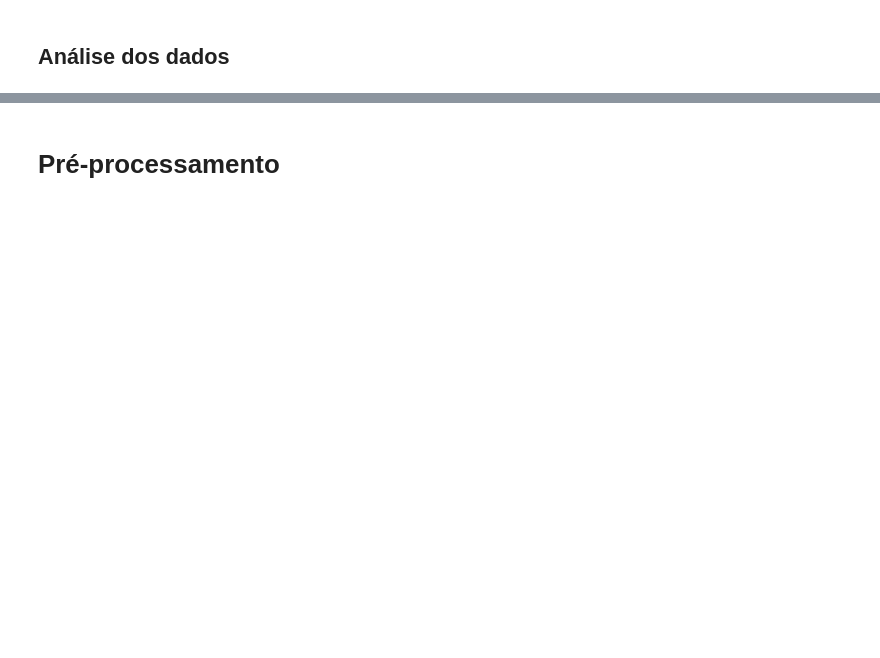
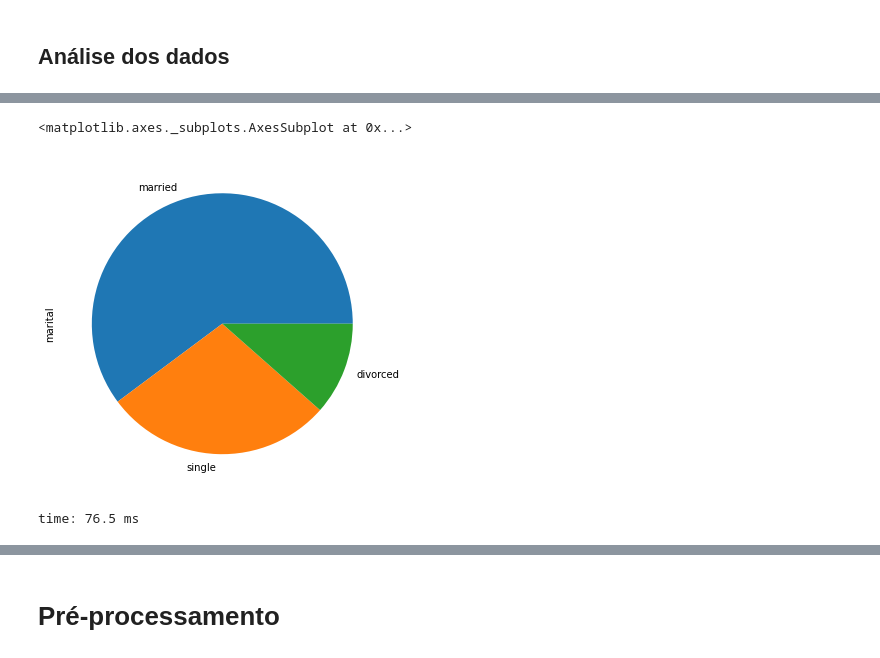
Before and after one commit to opaulomonteiro/tf-topicos, a Jupyter notebook: TF_Mateus_e_Paulo.ipynb, the cells around one changed output, grey strips where cells are left out. Saved outputs shown, nothing was run; the diff lists cells and outputs as text; code cells hidden in the pictures; blank space fills up the shorter version.

```diff
--- a/TF_Mateus_e_Paulo.ipynb
+++ b/TF_Mateus_e_Paulo.ipynb
@@ -51,0 +53,10 @@ time: 33.7 ms
+# %%
+# Tamanho padrão das figuras
+figsize=(10,6)
+
+fig, ax = plt.subplots(1, 1, figsize=(figsize))
+df.marital.value_counts().plot(kind='pie', ax=ax)
+# %% [output]
+<matplotlib.axes._subplots.AxesSubplot at 0x...>
+[figure, added]
+time: 76.5 ms
```
Also changed, not shown: parts of 32 cells of this notebook, 2 other files.
